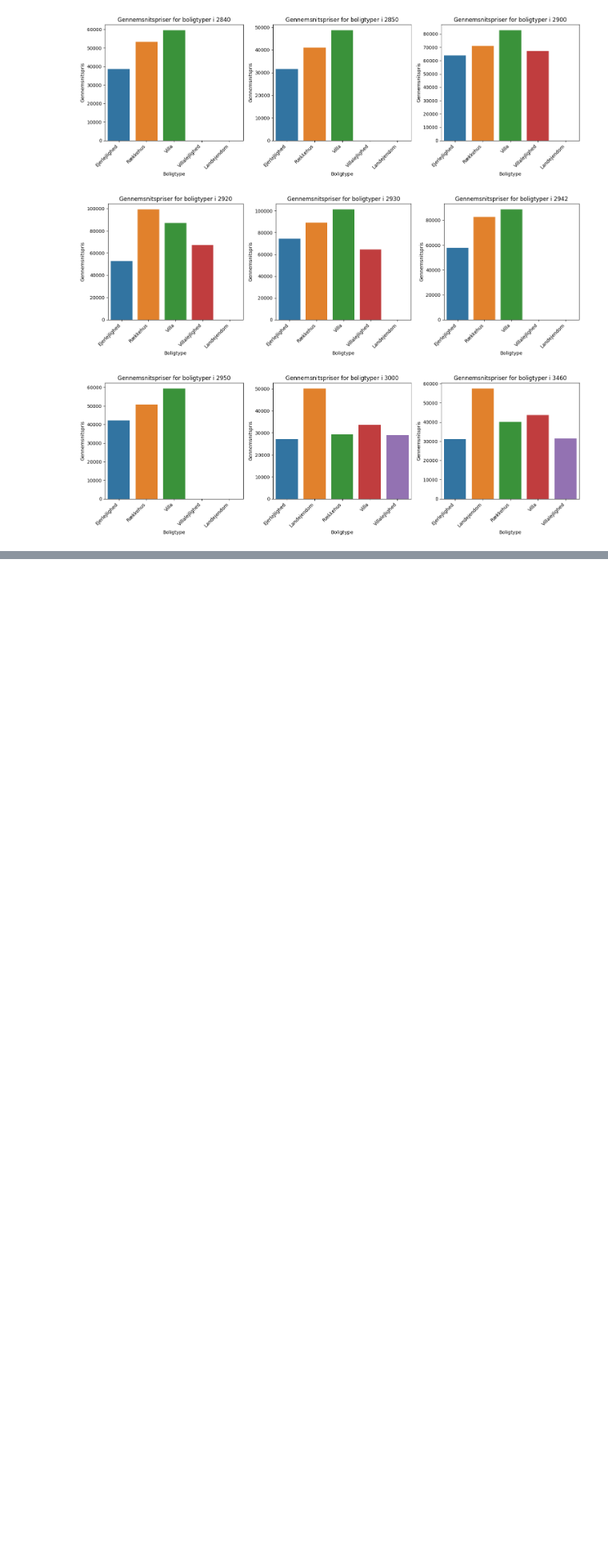
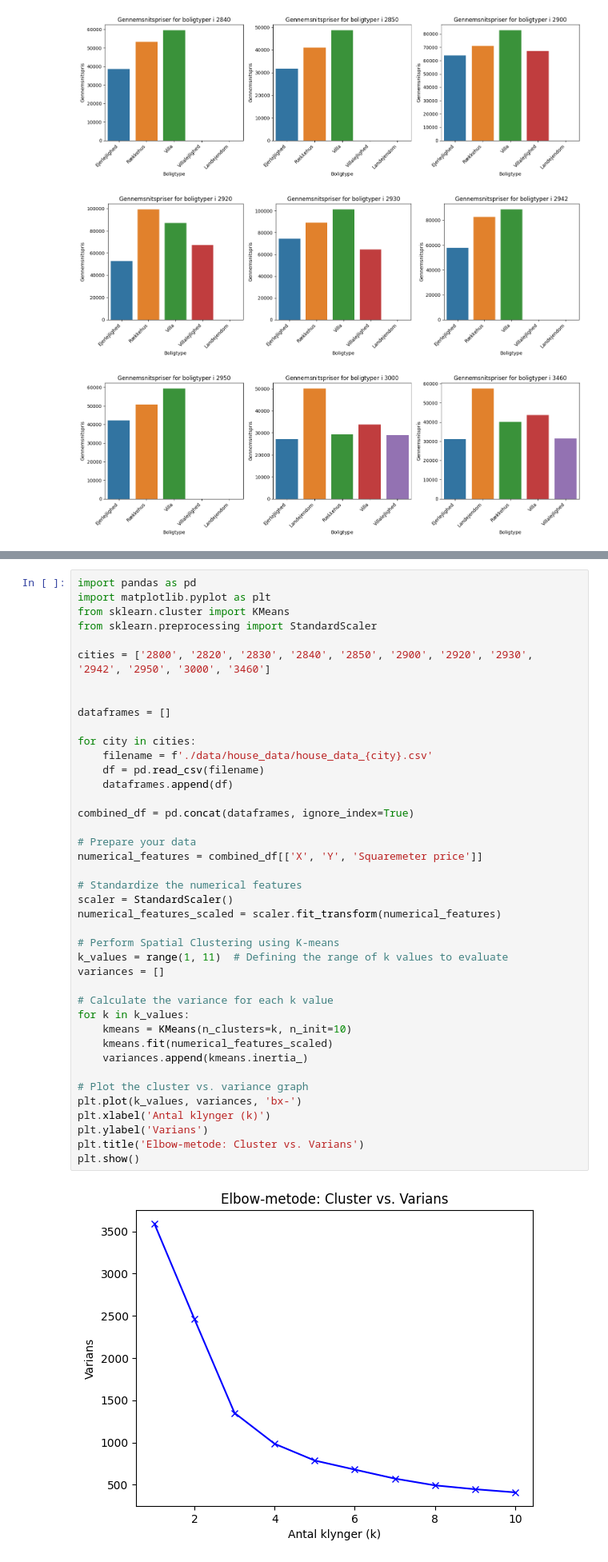
Before and after one commit to OwaisAD/PyHousr, a Jupyter notebook: plot.ipynb, the cells around one changed output, grey strips where cells are left out. Shown: that part at 80% size. Drawn from its saved outputs; the diff is of its cells as text; blank space fills up the shorter version.

```diff
--- a/plot.ipynb
+++ b/plot.ipynb
@@ -148,3 +179,46 @@ for i, (df, city) in enumerate(zip(dataframes, cities)):
+# %%
+import pandas as pd
+import matplotlib.pyplot as plt
+from sklearn.cluster import KMeans
+from sklearn.preprocessing import StandardScaler
+
+cities = ['2800', '2820', '2830', '2840', '2850', '2900', '2920', '2930', '2942', '2950', '3000', '3460']
+
+
+dataframes = []
+
+for city in cities:
+    filename = f'./data/house_data/house_data_{city}.csv'
+    df = pd.read_csv(filename)
+    dataframes.append(df)
+
+combined_df = pd.concat(dataframes, ignore_index=True)
+
+# Prepare your data
+numerical_features = combined_df[['X', 'Y', 'Squaremeter price']]
+
+# Standardize the numerical features
+scaler = StandardScaler()
+numerical_features_scaled = scaler.fit_transform(numerical_features)
+
+# Perform Spatial Clustering using K-means
+k_values = range(1, 11)  # Defining the range of k values to evaluate
+variances = []
+
+# Calculate the variance for each k value
+for k in k_values:
+    kmeans = KMeans(n_clusters=k, n_init=10)
+    kmeans.fit(numerical_features_scaled)
+    variances.append(kmeans.inertia_)
+
+# Plot the cluster vs. variance graph
+plt.plot(k_values, variances, 'bx-')
+plt.xlabel('Antal klynger (k)')
+plt.ylabel('Varians')
+plt.title('Elbow-metode: Cluster vs. Varians')
+plt.show()
+# %% [output]
+[figure, added]
 # %%
 import pandas as pd
 import matplotlib.pyplot as plt
```
Also changed, not shown: parts of 13 cells of this notebook, 2 other files.
